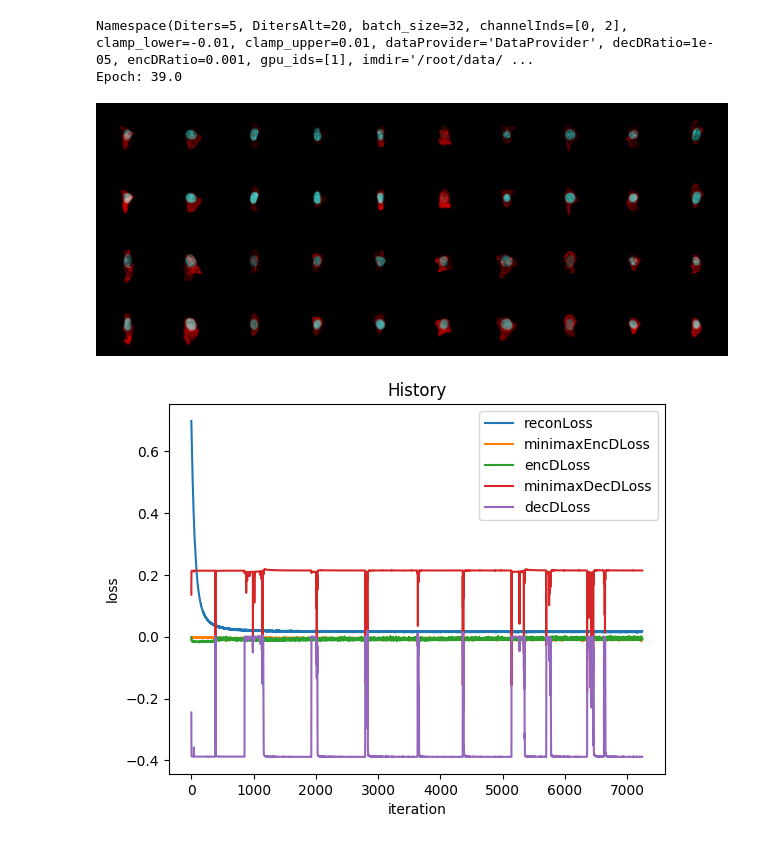
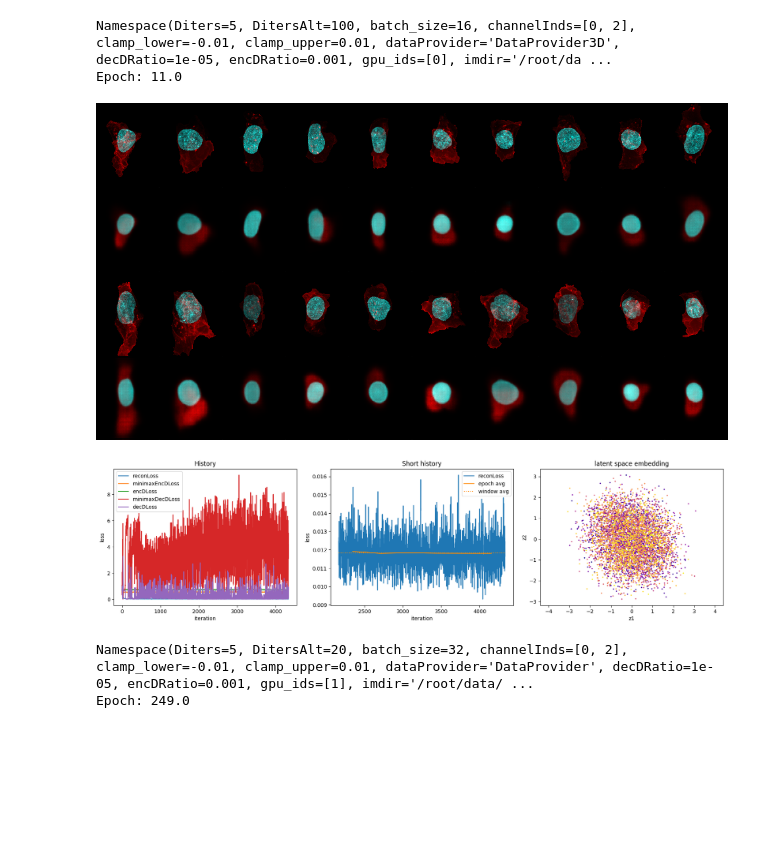
Before and after one commit to AllenCellModeling/pytorch_integrated_cell, a Jupyter notebook: plot_error.ipynb, the cells around one changed output. Cells and saved outputs as stored; diff of their text form; code cells hidden in the pictures; blank space fills up the shorter version.

```diff
--- a/plot_error.ipynb
+++ b/plot_error.ipynb
@@ -1,40 +1,71 @@
 # %%
 import SimpleLogger as SimpleLogger
 import torch
-from IPython.core.display import Image, display
+from IPython.core.display import display
 import pickle
-
+import os
+import PIL.Image
+import numpy as np
+import scipy.misc as misc
 
 %matplotlib inline
+
 
 model_dir = './test_aaegan/test/ref_model'
 model_dir = './test_aaegan/aaegan3D/ref_model'
 
-model_dir = './test_waaegan/waaegan_128/ref_model'
+# model_dir = './test_waaegan/waaegan_128/ref_model'
 
-opt = pickle.load( open( '{0}/opt.pkl'.format(model_dir), "rb" ) )
-logger = pickle.load( open( '{0}/logger_tmp.pkl'.format(model_dir), "rb" ) )
-# embedding = pickle.load( open('./{0}/embedding_tmp.pkl'.format(model_dir), "rb"))
+# model_dir = './test_aaegan/aaegan_v2_v1/ref_model'
+model_dir = './test_aaegan/aaegan_v2_v1/struct_model'
 
-print(opt)
+model_dir = './test_waaegan/waaegan_v2/ref_model'
 
-epoch = max(logger.log['epoch'])
+model_dirs = [
+              './test_aaegan/aaegan3D/ref_model',
 
-print('Epoch: ' + str(epoch))
+              './test_waaegan/waaegan_v2/ref_model'
+             ]
 
-im_progress_path = '{0}/progress_{1}.png'.format(model_dir, int(epoch))
-display(Image(im_progress_path, unconfined=True))
 
-im_history_path = '{0}/history.png'.format(model_dir)
-display(Image(im_history_path, unconfined=True))
+def show_dir(model_dir):
+    logger_file = '{0}/logger_tmp.pkl'.format(model_dir)
 
-im_history_short_path = '{0}/history_short.png'.format(model_dir)
-display(Image(im_history_short_path, unconfined=True))
+    if not os.path.exists(logger_file):
+        print('Could not find logger at ' + logger_file)
+        return
 
-im_embedding_path = '{0}/embedding.png'.format(model_dir)
-display(Image(im_embedding_path, unconfined=True))
+    logger = pickle.load( open( logger_file, "rb" ) )
+    opt = pickle.load( open( '{0}/opt.pkl'.format(model_dir), "rb" ) )
+
+    print(opt)
+
+    epoch = max(logger.log['epoch'])
+
+    print('Epoch: ' + str(epoch))
+
+    im_progress_path = '{0}/progress_{1}.png'.format(model_dir, int(epoch))
+    im_progress = misc.imread(im_progress_path)
+
+    im_history_path = '{0}/history.png'.format(model_dir)
+    im_history = misc.imread(im_history_path)
+
+    im_history_short_path = '{0}/history_short.png'.format(model_dir)
+    im_history_short = misc.imread(im_history_short_path)
+
+    im_embedding_path = '{0}/embedding.png'.format(model_dir)
+    im_embedding = misc.imread(im_embedding_path)
+
+    display(PIL.Image.fromarray(im_progress))
+    display(PIL.Image.fromarray(np.concatenate((im_history, im_history_short, im_embedding), 1)))
+
+
+for model_dir in model_dirs:
+    show_dir(model_dir)
 # %% [output]
-Namespace(Diters=5, DitersAlt=20, batch_size=32, channelInds=[0, 2], clamp_lower=-0.01, clamp_upper=0.01, dataProvider='DataProvider', decDRatio=1e-05, encDRatio=0.001, gpu_ids=[1], imdir='/root/data/ ...
-Epoch: 39.0
+Namespace(Diters=5, DitersAlt=100, batch_size=16, channelInds=[0, 2], clamp_lower=-0.01, clamp_upper=0.01, dataProvider='DataProvider3D', decDRatio=1e-05, encDRatio=0.001, gpu_ids=[0], imdir='/root/da ...
+Epoch: 11.0
-[figure, old version]
+[figure, new version]
-[figure, old version]
+[figure, new version]
+Namespace(Diters=5, DitersAlt=20, batch_size=32, channelInds=[0, 2], clamp_lower=-0.01, clamp_upper=0.01, dataProvider='DataProvider', decDRatio=1e-05, encDRatio=0.001, gpu_ids=[1], imdir='/root/data/ ...
+Epoch: 249.0
```
Also changed, not shown: parts of 1 cell of this notebook, 1 other file.
